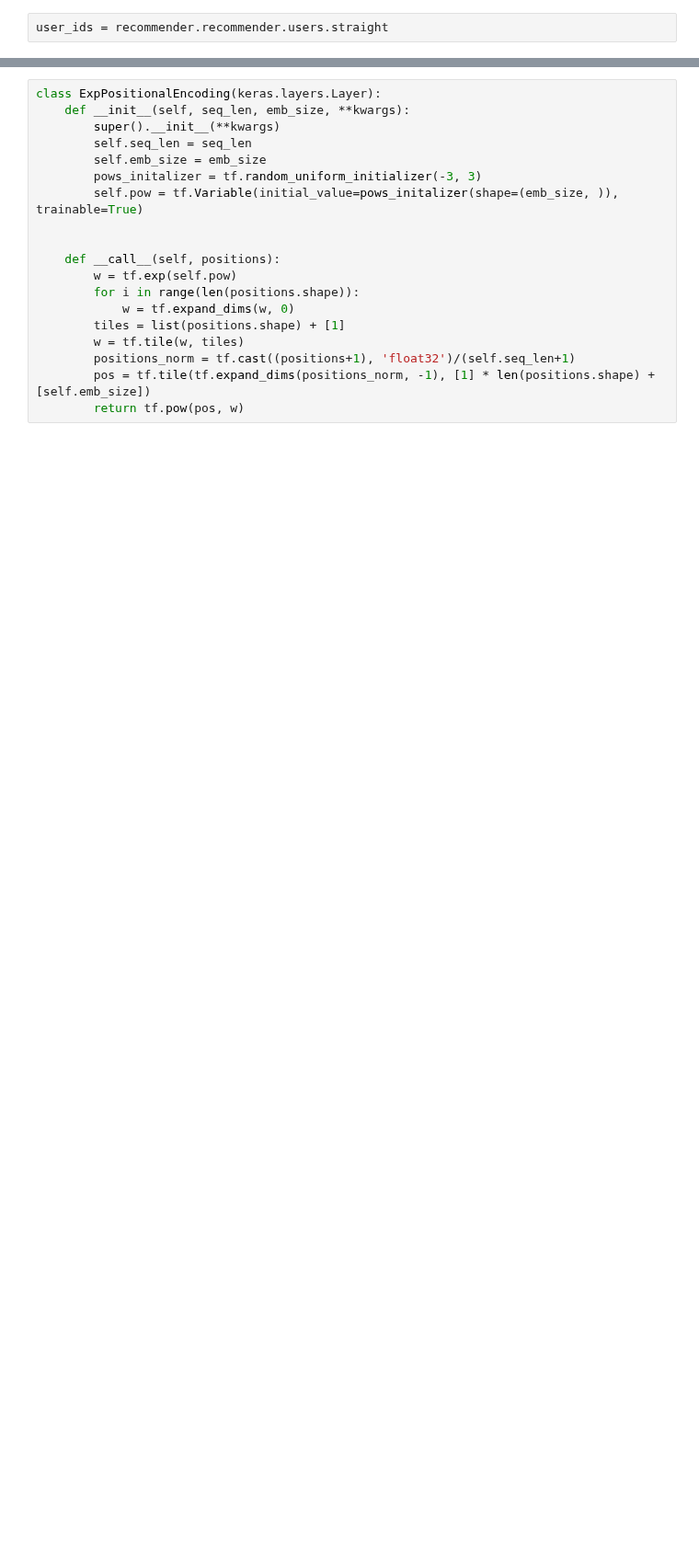
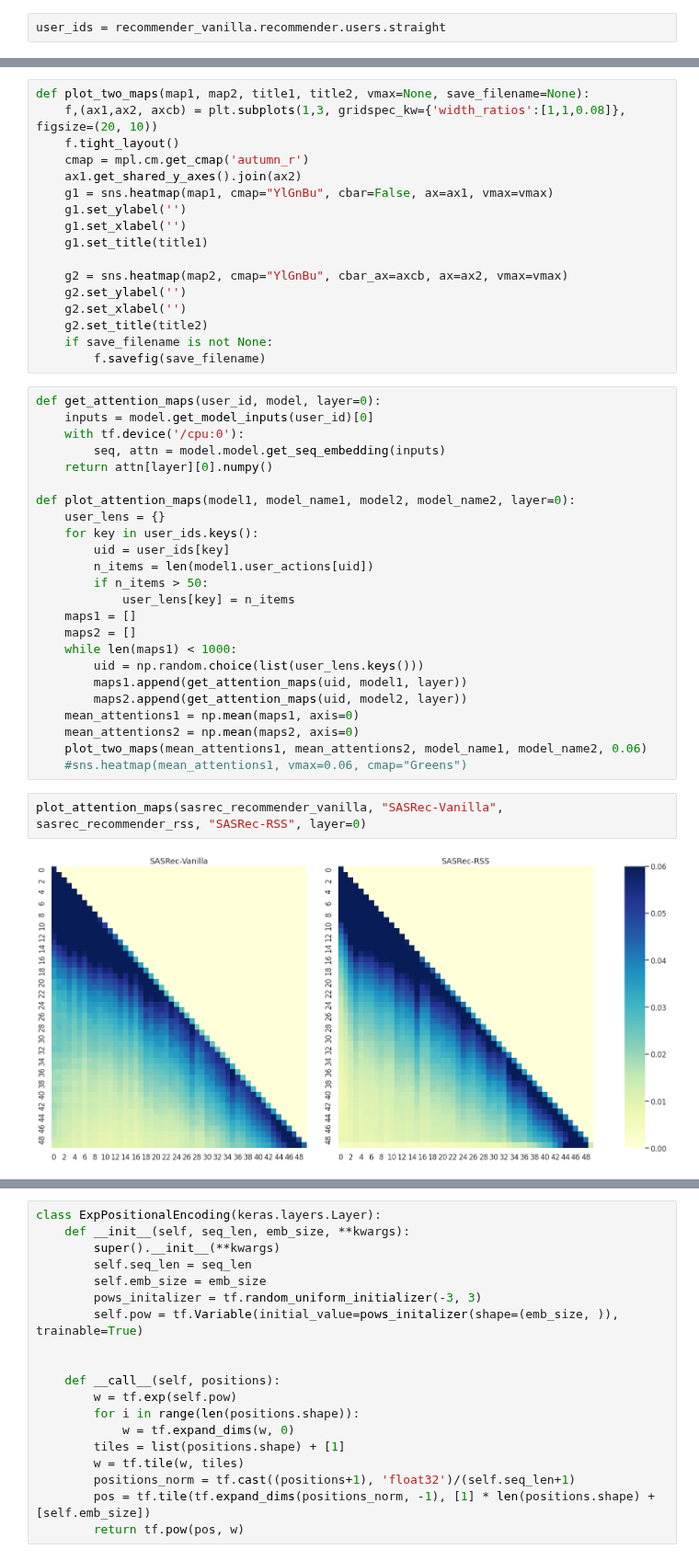
Before and after one commit to asash/gptrec_rl, a Jupyter notebook: evaluation/Sasrec-Rss-Attention-Analysis.ipynb, the cells around one changed output, grey strips where cells are left out. Shown at 92% size. Saved outputs shown, nothing was run; the diff lists cells and outputs as text; blank space fills up the shorter version.

```diff
--- a/evaluation/Sasrec-Rss-Attention-Analysis.ipynb
+++ b/evaluation/Sasrec-Rss-Attention-Analysis.ipynb
@@ -17,2 +24,2 @@ recommender = dill.load(model_file)
 # %%
-user_ids = recommender.recommender.users.straight
+user_ids = recommender_vanilla.recommender.users.straight
@@ -93,0 +29,45 @@ plt.imshow(embs)
+# %%
+def plot_two_maps(map1, map2, title1, title2, vmax=None, save_filename=None):
+    f,(ax1,ax2, axcb) = plt.subplots(1,3, gridspec_kw={'width_ratios':[1,1,0.08]}, figsize=(20, 10))
+    f.tight_layout()
+    cmap = mpl.cm.get_cmap('autumn_r')
+    ax1.get_shared_y_axes().join(ax2)
+    g1 = sns.heatmap(map1, cmap="YlGnBu", cbar=False, ax=ax1, vmax=vmax)
+    g1.set_ylabel('')
+    g1.set_xlabel('')
+    g1.set_title(title1)
+
+    g2 = sns.heatmap(map2, cmap="YlGnBu", cbar_ax=axcb, ax=ax2, vmax=vmax)
+    g2.set_ylabel('')
+    g2.set_xlabel('')
+    g2.set_title(title2)
+    if save_filename is not None:
+        f.savefig(save_filename)
+# %%
+def get_attention_maps(user_id, model, layer=0):
+    inputs = model.get_model_inputs(user_id)[0]
+    with tf.device('/cpu:0'):
+        seq, attn = model.model.get_seq_embedding(inputs)
+    return attn[layer][0].numpy()
+
+def plot_attention_maps(model1, model_name1, model2, model_name2, layer=0):
+    user_lens = {}
+    for key in user_ids.keys():
+        uid = user_ids[key]
+        n_items = len(model1.user_actions[uid])
+        if n_items > 50:
+            user_lens[key] = n_items
+    maps1 = []
+    maps2 = []
+    while len(maps1) < 1000:
+        uid = np.random.choice(list(user_lens.keys()))
+        maps1.append(get_attention_maps(uid, model1, layer))
+        maps2.append(get_attention_maps(uid, model2, layer))
+    mean_attentions1 = np.mean(maps1, axis=0)
+    mean_attentions2 = np.mean(maps2, axis=0)
+    plot_two_maps(mean_attentions1, mean_attentions2, model_name1, model_name2, 0.06)
+    #sns.heatmap(mean_attentions1, vmax=0.06, cmap="Greens")
+# %%
+plot_attention_maps(sasrec_recommender_vanilla, "SASRec-Vanilla", sasrec_recommender_rss, "SASRec-RSS", layer=0)
+# %% [output]
+[figure, added]
```
Also changed, not shown: parts of 31 cells of this notebook, 3 other files.
